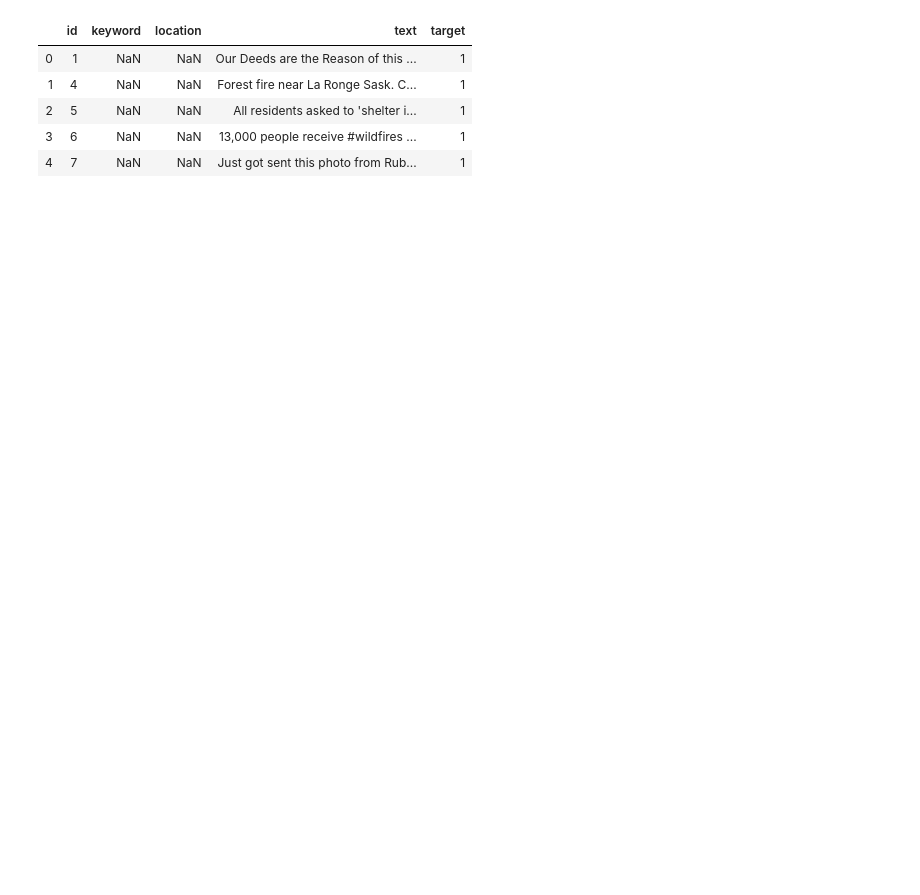
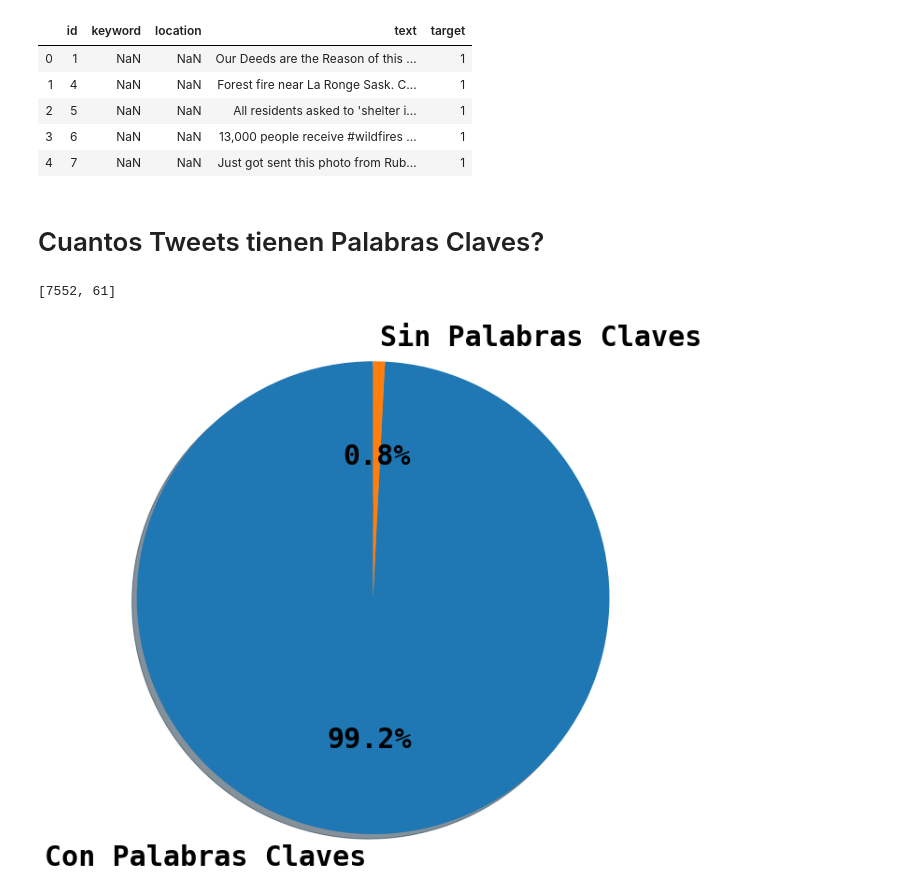
Before and after one commit to FranciscoGauna/TP1-Datos, a Jupyter notebook: Analisis-Feda.ipynb, the cells around one changed output. Cells and saved outputs as stored; diff of their text form; code cells hidden in the pictures; blank space fills up the shorter version.

```diff
--- a/Analisis-Feda.ipynb
+++ b/Analisis-Feda.ipynb
@@ -15,4 +15,21 @@ datos.head()
 | 2 | 5 | NaN | NaN | All residents asked to 'shelter i... | 1 |
 | 3 | 6 | NaN | NaN | 13,000 people receive #wildfires ... | 1 |
 | 4 | 7 | NaN | NaN | Just got sent this photo from Rub... | 1 |
+# %% [markdown]
+# Cuantos Tweets tienen Palabras Claves?
+# %%
+keyword_veracity = datos[(pd.notnull(datos['keyword']))]
+nkeyword_veracity = datos[(pd.isnull(datos['keyword']))]
+sizes = [keyword_veracity['id'].count(),
+         nkeyword_veracity['id'].count()]
+print(sizes)
+labels = ["Con Palabras Claves", "Sin Palabras Claves"]
+
+fig1, ax1 = plt.subplots(figsize=(10,10))
+ax1.pie(sizes, labels=labels, autopct='%1.1f%%',
+        shadow=True, startangle=90, textprops ={"size":30} )
+ax1.axis('equal');
+# %% [output]
+[7552, 61]
+[figure, added]
 # %% [markdown]
```
Also changed, not shown: parts of 6 cells of this notebook.
